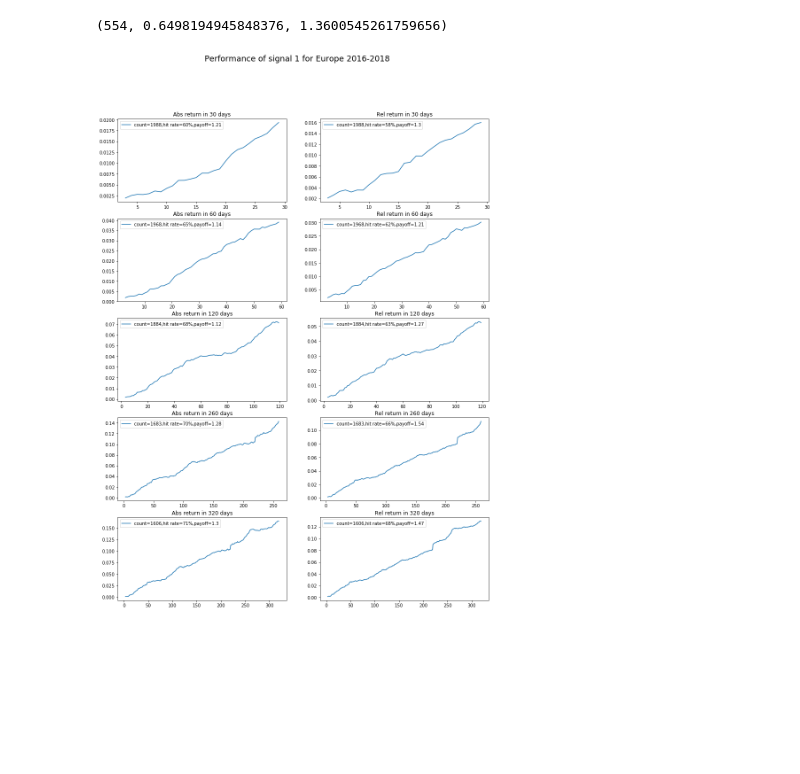
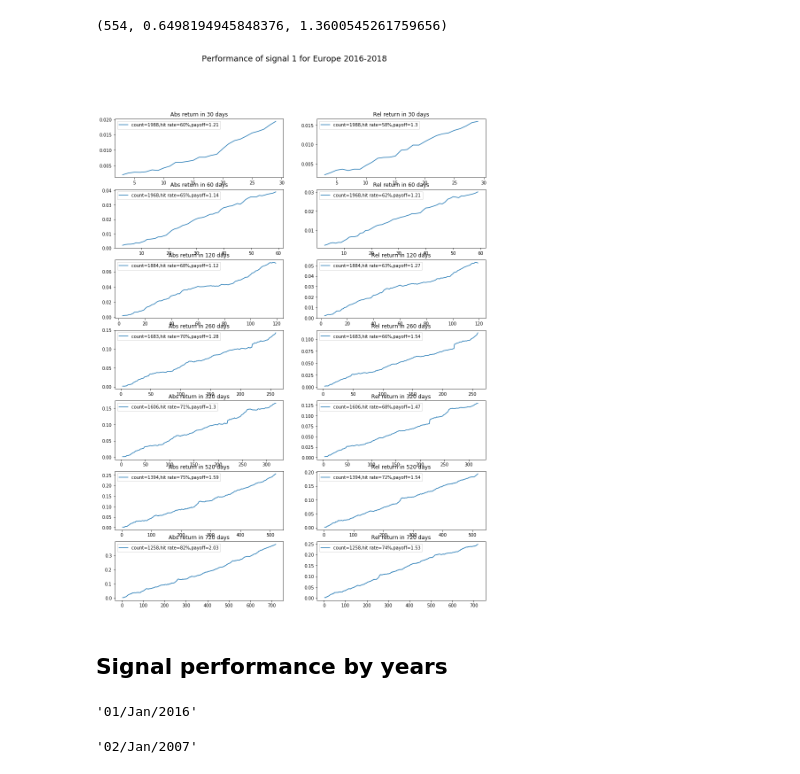
Before and after one commit to zliyclh/post_result, a Jupyter notebook: Signal 1.ipynb, the cells around one changed output. Saved outputs shown, nothing was run; the diff lists cells and outputs as text; code cells hidden in the pictures; blank space fills up the shorter version.

```diff
--- a/Signal 1.ipynb
+++ b/Signal 1.ipynb
@@ -53,3 +57,5 @@ rel_return.columns=rel_return_column
+# %%
+price,abs_return,rel_return=return_from_excel(r'C:\Users\Eric.Li\Documents\Post result data\Europe price.xlsx', 2007,2018)
 # %%
 # utility function to get volatility from return series
 def vol_calc(return_series, vol_lookback):
@@ -131,14 +137,14 @@ def signal1_return_dict(signal1_list,return_dataframe,holding):
     return signal1_dict
 # %%
 # obtain the dataframe of return time series for the signal stocks, take the signal_return_dict function
-def signal1_return_df(signal1,return_dataframe,holding):
+def signal1_return_df(signal1,return_df,holding):
     return_series_list=[]
-    return_dict=signal1_return_dict(signal1_stacking(signal1),return_dataframe,holding)
+    return_dict=signal1_return_dict(signal1_stacking(signal1),return_df,holding)
     for index,key in return_dict.items():
         return_series_list.append(key)
-    return_df=pd.concat(return_series_list,axis=1)
-    return_df=return_df.dropna(how='any',axis=1) #drop stocks with limited history to make it more comparable
-    return return_df
+    signal1_return_df=pd.concat(return_series_list,axis=1)
+    signal1_return_df=signal1_return_df.dropna(how='any',axis=1) #drop stocks with limited history to make it more comparable
+    return signal1_return_df
 
 rel_signal1_abs_return_df=signal1_return_df(rel_signal1,abs_return,130)
 rel_signal1_rel_return_df=signal1_return_df(rel_signal1,rel_return,130)
@@ -204,33 +230,34 @@ trading_analytics(abs_signal1_rel_return_df[3:])
 (554, 0.6498194945848376, 1.3600545261759656)
 # %%
 # plot the performance for different holding period
-def multiple_plot(period_list,figsize,fontsize,title,signal1_list,abs_return,rel_return):
-    #period_list=[30,60,120,260]
+def plot_by_holding(period_list,figsize,fontsize,title,signal1_list,abs_return,rel_return):
     fig=plt.figure(figsize=figsize)
     fig.suptitle("Performance of signal 1 for Europe 2016-2018", fontsize=fontsize)
     for idx, val in enumerate(period_list):
         ax1=fig.add_subplot(len(period_list),2,idx*2+1)
         abs_return_df=signal1_return_df(signal1_list,abs_return,val)
         abs_cum_return=abs_return_df[3:].mean(axis=1).cumsum()
         ax1.plot(abs_cum_return)
         ax1.set_title("Abs return in "+str(val)+" days")
         count,hit, payoff=trading_analytics(abs_return_df[3:])
         ax1.legend(['count='+str(count)+
                     ',hit rate='+str("{:.0%}".format(hit))+
                     ',payoff='+str(round(payoff,2))])
 
         ax2=fig.add_subplot(len(period_list),2,idx*2+2)
         rel_return_df=signal1_return_df(signal1_list,rel_return,val)
         rel_cum_return=rel_return_df[3:].mean(axis=1).cumsum()
         ax2.plot(rel_cum_return)
         ax2.set_title("Rel return in "+str(val)+" days")
         count,hit, payoff=trading_analytics(rel_return_df[3:])
         ax2.legend(['count='+str(count)+
                     ',hit rate='+str("{:.0%}".format(hit))+
                     ',payoff='+str(round(payoff,2))])
     plt.show()
 
 
-multiple_plot([30,60,120,260,320],(15,20),18,"Performance of signal 1 for Europe 2016-2018",rel_signal1,abs_return,rel_return)
+plot_by_holding([30,60,120,260,320,520,720],(15,20),18,"Performance of signal 1 for Europe 2007-2018",rel_signal1,abs_return,rel_return)
 # %% [output]
-[figure, old version]
+[figure, new version]
+# %% [markdown]
+## Signal performance by years
@@ -236,0 +293,8 @@ multiple_plot([30,60,120,260,320],(15,20),18,"Performance of signal 1 for Europe
+# %%
+datetime(2016,1,1).strftime("%d/%b/%Y")
+# %% [output]
+'01/Jan/2016'
+# %%
+abs_return.columns[0].strptime
+# %% [output]
+'02/Jan/2007'
```
Also changed, not shown: parts of 11 cells of this notebook.
